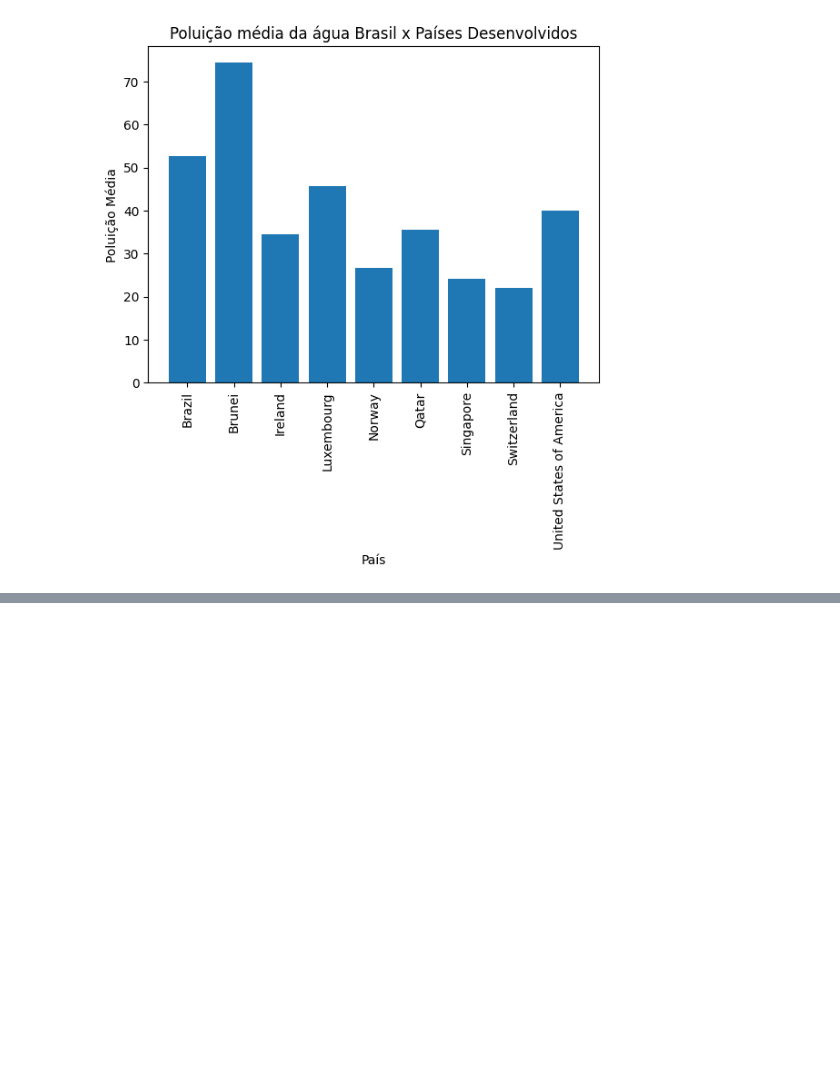
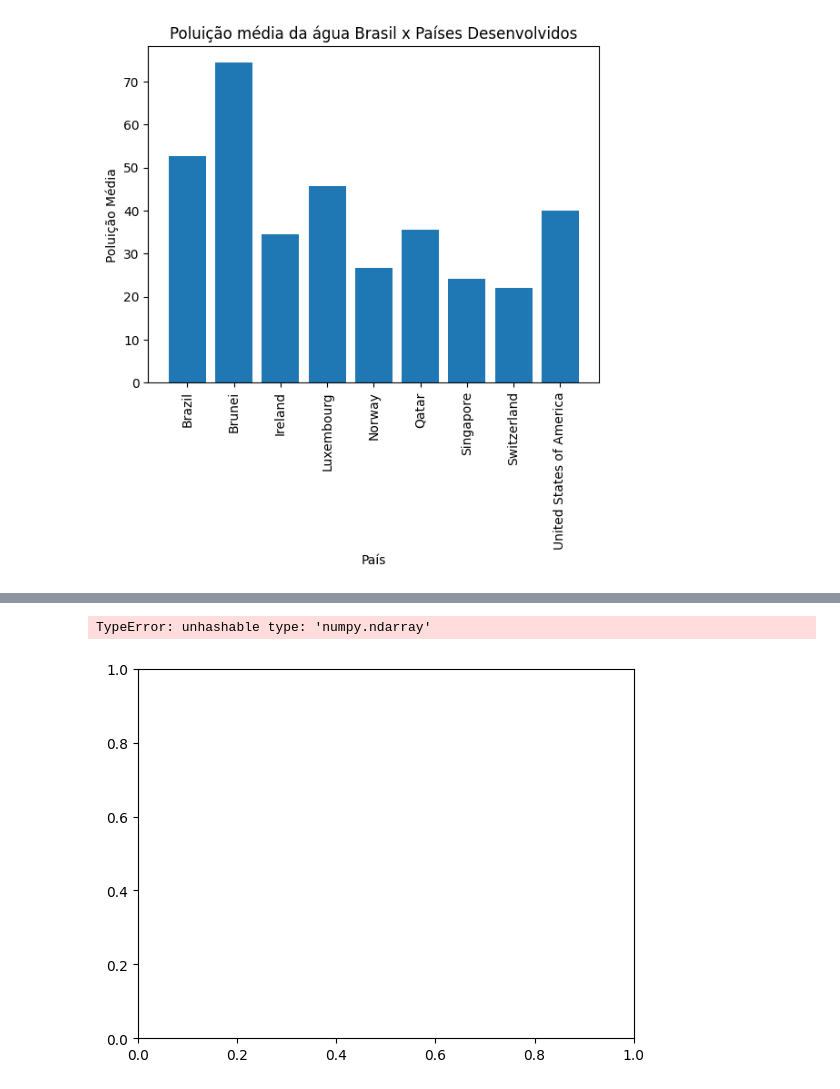
Before and after one commit to ChangeNameLaterGS/-GSDataScience, a Jupyter notebook: WaterPollution.ipynb, the cells around one changed output, grey strips where cells are left out. Cells and saved outputs as stored; diff of their text form; code cells hidden in the pictures; blank space fills up the shorter version.

Commit message:
analisando Brasil e paises africanos

```diff
--- a/WaterPollution.ipynb
+++ b/WaterPollution.ipynb
@@ -254,3 +359,20 @@ plt.show()
+# %%
+# Gráfico de barras
+plt.bar(poluicao_paises_africanos_brasil.index, poluicao_paises_africanos_brasil.values)
+
+# Adicione rótulos aos eixos
+plt.xlabel("País")
+plt.ylabel("Poluição Média")
+plt.title("Poluição média da água Brasil x Países Desenvolvidos")
+
+# Rotaciona os rótulos do eixo x para melhor visualização
+plt.xticks(rotation=90)
+
+# Exibe o gráfico
+plt.show()
+# %% [output]
+TypeError: unhashable type: 'numpy.ndarray'
+[figure, added]
 # %%
 poluicao_brasil = base[(base["Country"] == "Brazil")]
 
```
Also changed, not shown: parts of 6 cells of this notebook.
